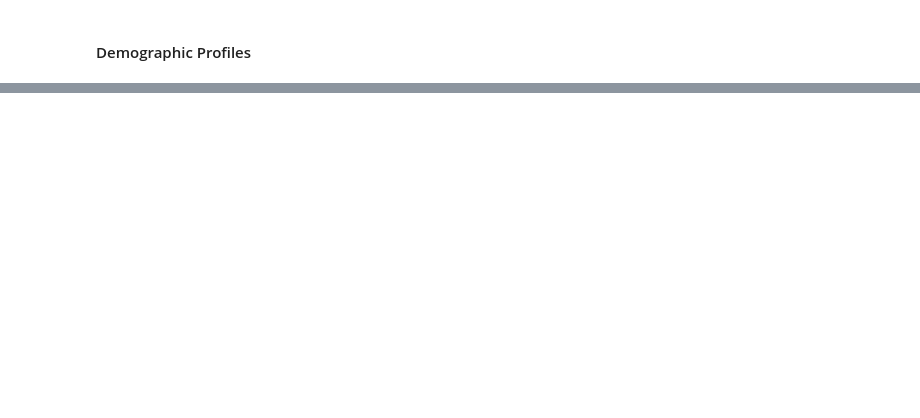
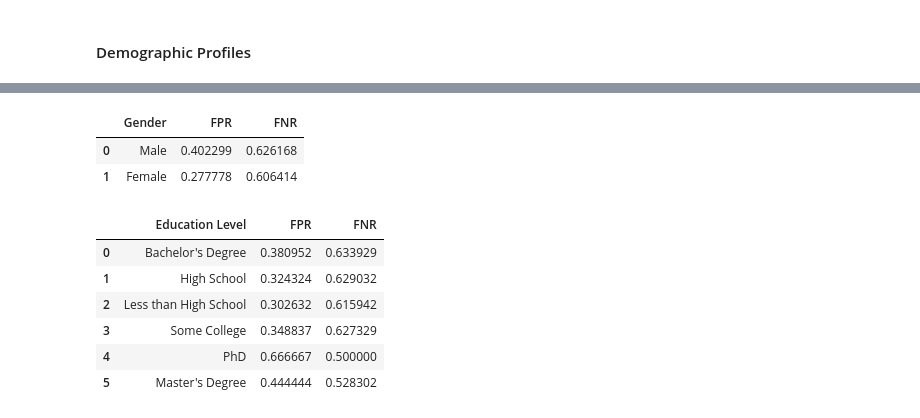
Before and after one commit to kanikaselva/criminaljustice, a Jupyter notebook: Analysis/ClairborneCountyAnalysis.ipynb, the cells around one changed output, grey strips where cells are left out. Cells and saved outputs as stored; diff of their text form; code cells hidden in the pictures; blank space fills up the shorter version.

Commit message:
Clairborn County Analysis v1 done

```diff
--- a/Analysis/ClairborneCountyAnalysis.ipynb
+++ b/Analysis/ClairborneCountyAnalysis.ipynb
@@ -116,0 +636,26 @@ Passing `palette` without assigning `hue` is deprecated and will be removed in v
+# %%
+# FPR, FNR for each gender group
+# Calculate FPR and FNR for each gender group
+fpr_fnr_by_gender = []
+
+for gender in clairborne_df['Gender'].unique():
+    group = clairborne_df[clairborne_df['Gender'] == gender]
+
+    # False Positive Rate (FPR): Predict 1 (Judge Decision) but Actual 0 (Re-offense)
+    fp = len(group[(group['Judge Decision'] == 1) & (group['Re-offense'] == 1)])
+    tn = len(group[(group['Judge Decision'] == 0) & (group['Re-offense'] == 1)])
+    fpr = fp / (fp + tn) if (fp + tn) > 0 else 0
+
+    # False Negative Rate (FNR): Predict 0 (Judge Decision) but Actual 1 (Re-offense)
+    fn = len(group[(group['Judge Decision'] == 0) & (group['Re-offense'] == 0)])
+    tp = len(group[(group['Judge Decision'] == 1) & (group['Re-offense'] == 0)])
+    fnr = fn / (fn + tp) if (fn + tp) > 0 else 0
+
+    fpr_fnr_by_gender.append({'Gender': gender, 'FPR': fpr, 'FNR': fnr})
+
+fpr_fnr_by_gender = pd.DataFrame(fpr_fnr_by_gender)
+fpr_fnr_by_gender
+# %% [output]
+|  | Gender | FPR | FNR |
+| 0 | Male | 0.402299 | 0.626168 |
+| 1 | Female | 0.277778 | 0.606414 |
@@ -116,0 +714,30 @@ Passing `palette` without assigning `hue` is deprecated and will be removed in v
+# %%
+# FPR, FNR for each education level group
+
+fpr_fnr_by_education = []
+
+for education in clairborne_df['Education Level'].unique():
+    group = clairborne_df[clairborne_df['Education Level'] == education]
+
+   # False Positive Rate (FPR): Predict 1 (Judge Decision) but Actual 0 (Re-offense)
+    fp = len(group[(group['Judge Decision'] == 1) & (group['Re-offense'] == 1)])
+    tn = len(group[(group['Judge Decision'] == 0) & (group['Re-offense'] == 1)])
+    fpr = fp / (fp + tn) if (fp + tn) > 0 else 0
+
+    # False Negative Rate (FNR): Predict 0 (Judge Decision) but Actual 1 (Re-offense)
+    fn = len(group[(group['Judge Decision'] == 0) & (group['Re-offense'] == 0)])
+    tp = len(group[(group['Judge Decision'] == 1) & (group['Re-offense'] == 0)])
+    fnr = fn / (fn + tp) if (fn + tp) > 0 else 0
+
+    fpr_fnr_by_education.append({'Education Level': education, 'FPR': fpr, 'FNR': fnr})
+
+fpr_fnr_by_education = pd.DataFrame(fpr_fnr_by_education)
+fpr_fnr_by_education
+# %% [output]
+|  | Education Level | FPR | FNR |
+| 0 | Bachelor's Degree | 0.380952 | 0.633929 |
+| 1 | High School | 0.324324 | 0.629032 |
+| 2 | Less than High School | 0.302632 | 0.615942 |
+| 3 | Some College | 0.348837 | 0.627329 |
+| 4 | PhD | 0.666667 | 0.500000 |
+| 5 | Master's Degree | 0.444444 | 0.528302 |
```
Also changed, not shown: parts of 37 cells of this notebook.
